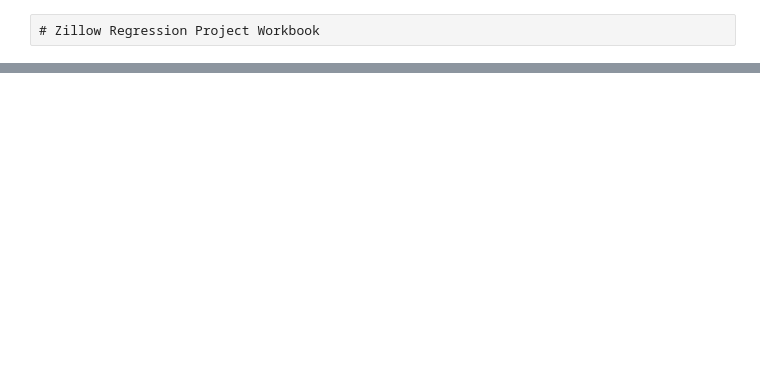
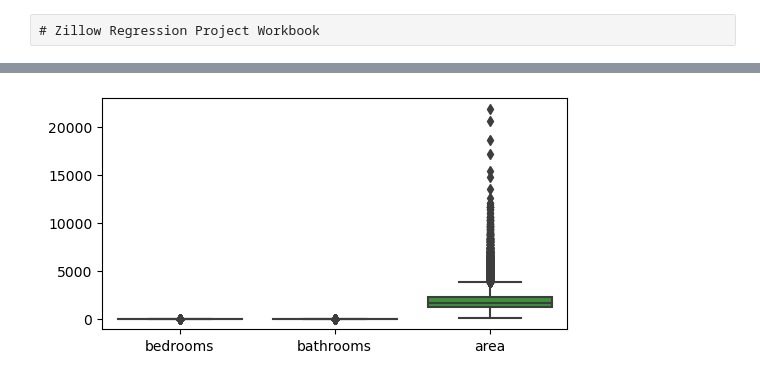
Before and after one commit to scottbarnett97/Regression-Project-Estimating-Home-Value, a Jupyter notebook: workbook_project.ipynb, the cells around one changed output, grey strips where cells are left out. Saved outputs shown, nothing was run; the diff lists cells and outputs as text; code cells hidden in the pictures; blank space fills up the shorter version.

```diff
--- a/workbook_project.ipynb
+++ b/workbook_project.ipynb
@@ -65,0 +181,10 @@ ValueError: unsupported format character ''' (0x27) at index 432
+# %%
+# dropping target to see others better
+dfa = df.drop(columns='taxvalue')
+# %%
+#looking for outliers
+plt.figure(figsize=(6, 3))
+sns.boxplot(data=dfa)
+plt.show()
+# %% [output]
+[figure, added]
```
Also changed, not shown: parts of 96 cells of this notebook, 4 other files.
